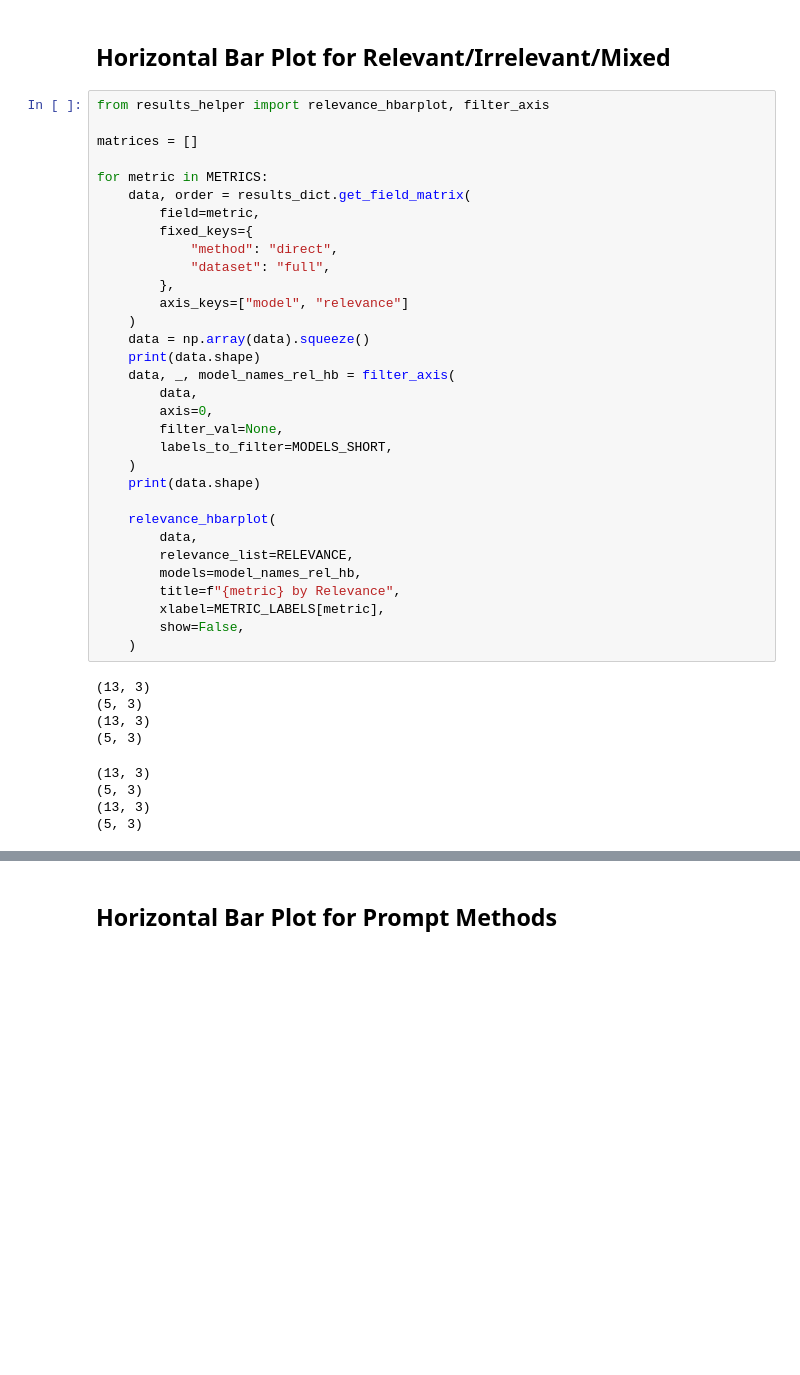
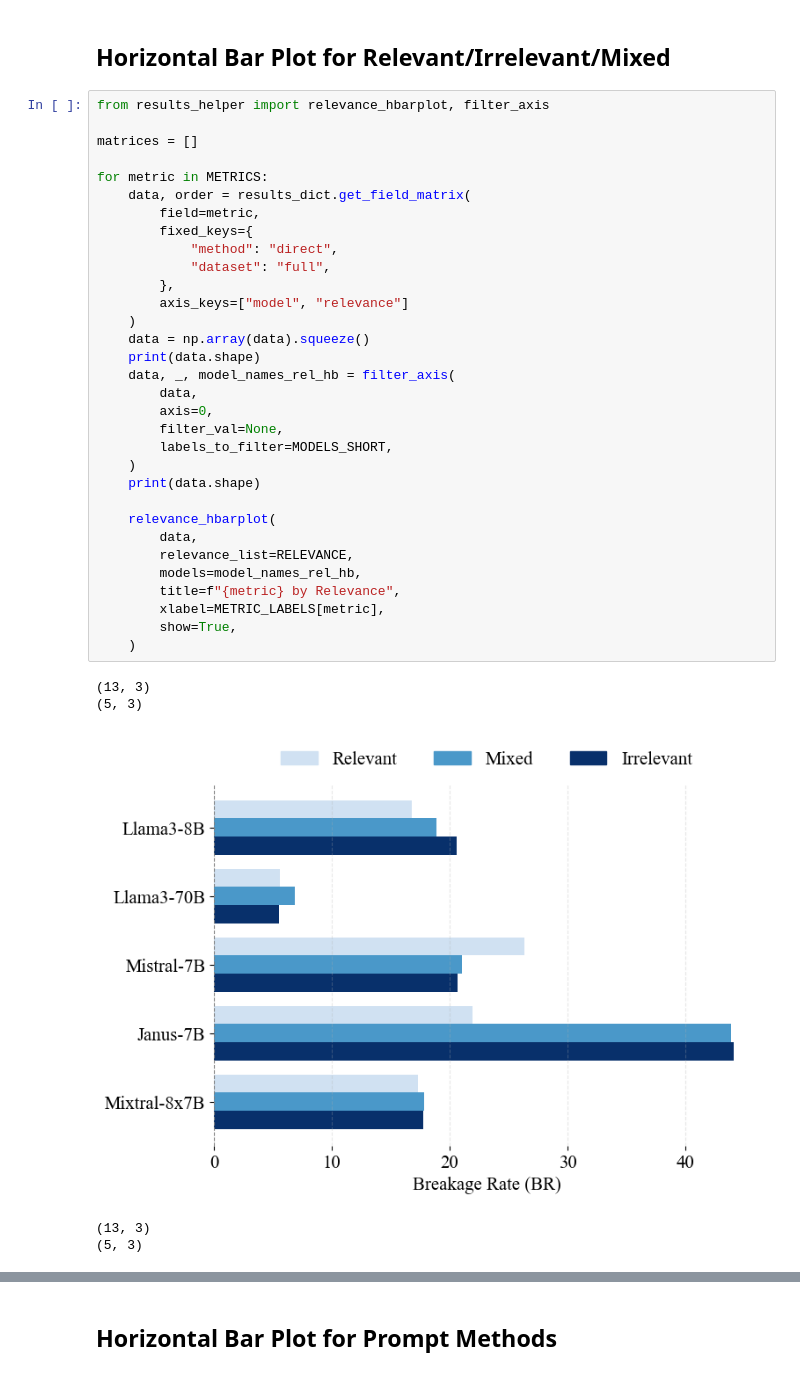
Before and after one commit to chimaobi-okite/pref_aligner, a Jupyter notebook: process_results.ipynb, the cells around one changed output, grey strips where cells are left out. Saved outputs shown, nothing was run; the diff lists cells and outputs as text; blank space fills up the shorter version.

```diff
--- a/process_results.ipynb
+++ b/process_results.ipynb
@@ -177,37 +201,34 @@ matrices = []
 
 for metric in METRICS:
     data, order = results_dict.get_field_matrix(
         field=metric,
         fixed_keys={
             "method": "direct",
             "dataset": "full",
         },
         axis_keys=["model", "relevance"]
     )
     data = np.array(data).squeeze()
     print(data.shape)
     data, _, model_names_rel_hb = filter_axis(
         data,
         axis=0,
         filter_val=None,
         labels_to_filter=MODELS_SHORT,
     )
     print(data.shape)
 
     relevance_hbarplot(
         data,
         relevance_list=RELEVANCE,
         models=model_names_rel_hb,
         title=f"{metric} by Relevance",
         xlabel=METRIC_LABELS[metric],
-        show=False,
+        show=True,
     )
 # %% [output]
 (13, 3)
 (5, 3)
-(13, 3)
-(5, 3)
+[figure, added]
 (13, 3)
 (5, 3)
-(13, 3)
-(5, 3)
```
Also changed, not shown: parts of 12 cells of this notebook, 20 other files.
